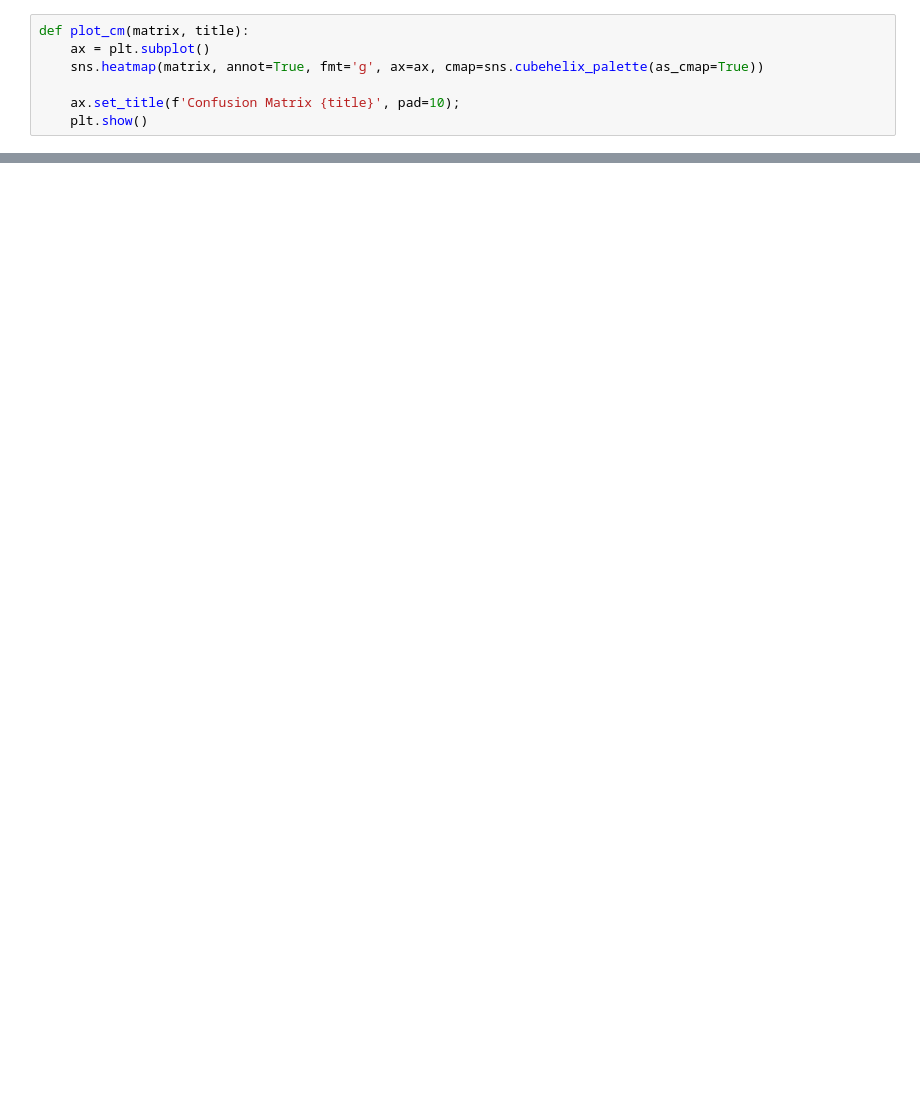
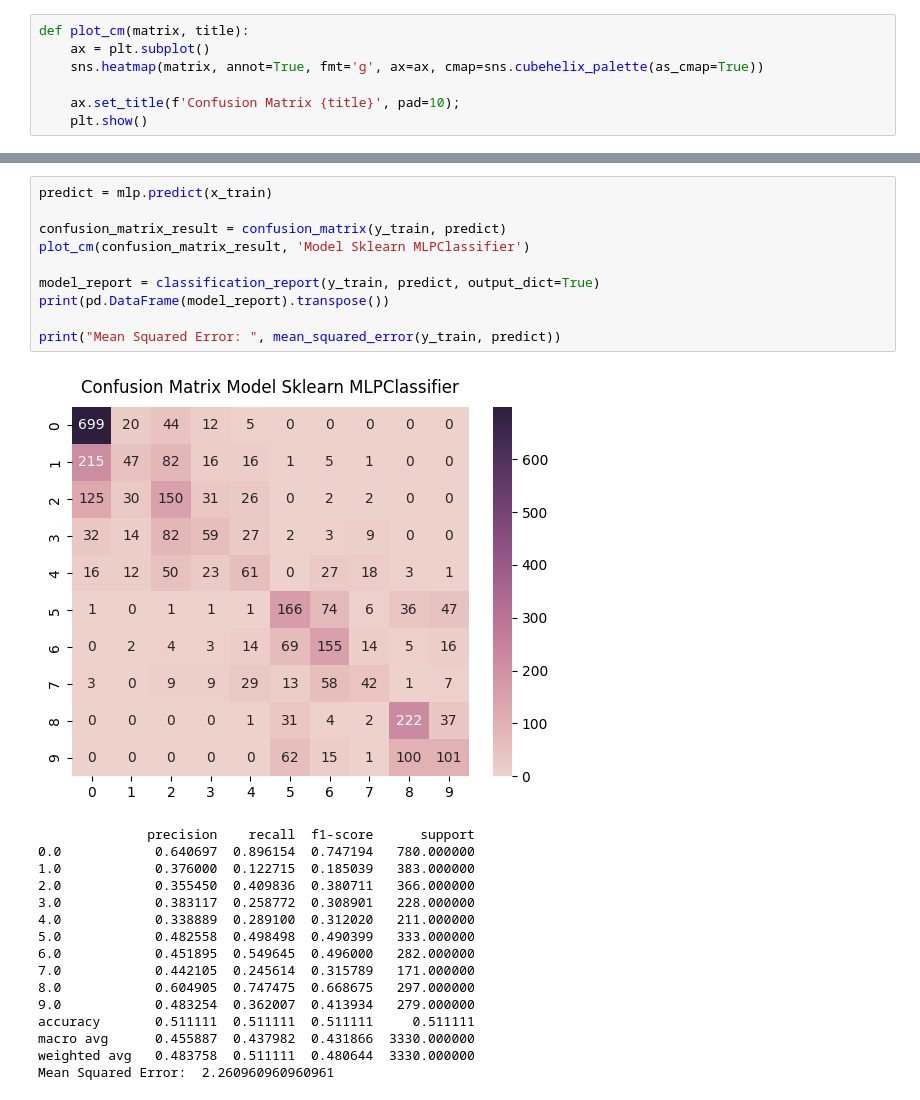
Before and after one commit to WawanWidiantara/Multi-Layer-Perceptron, a Jupyter notebook: MLP-sklearn.ipynb, the cells around one changed output, grey strips where cells are left out. Drawn from its saved outputs; the diff is of its cells as text; blank space fills up the shorter version.

```diff
--- a/MLP-sklearn.ipynb
+++ b/MLP-sklearn.ipynb
@@ -293,0 +307,27 @@ pd.DataFrame(model1_report).transpose()
+# %%
+predict = mlp.predict(x_train)
+
+confusion_matrix_result = confusion_matrix(y_train, predict)
+plot_cm(confusion_matrix_result, 'Model Sklearn MLPClassifier')
+
+model_report = classification_report(y_train, predict, output_dict=True)
+print(pd.DataFrame(model_report).transpose())
+
+print("Mean Squared Error: ", mean_squared_error(y_train, predict))
+# %% [output]
+[figure, added]
+              precision    recall  f1-score      support
+0.0            0.640697  0.896154  0.747194   780.000000
+1.0            0.376000  0.122715  0.185039   383.000000
+2.0            0.355450  0.409836  0.380711   366.000000
+3.0            0.383117  0.258772  0.308901   228.000000
+4.0            0.338889  0.289100  0.312020   211.000000
+5.0            0.482558  0.498498  0.490399   333.000000
+6.0            0.451895  0.549645  0.496000   282.000000
+7.0            0.442105  0.245614  0.315789   171.000000
+8.0            0.604905  0.747475  0.668675   297.000000
+9.0            0.483254  0.362007  0.413934   279.000000
+accuracy       0.511111  0.511111  0.511111     0.511111
+macro avg      0.455887  0.437982  0.431866  3330.000000
+weighted avg   0.483758  0.511111  0.480644  3330.000000
+Mean Squared Error:  2.260960960960961
```
Also changed, not shown: parts of 7 cells of this notebook, 2 other files.
